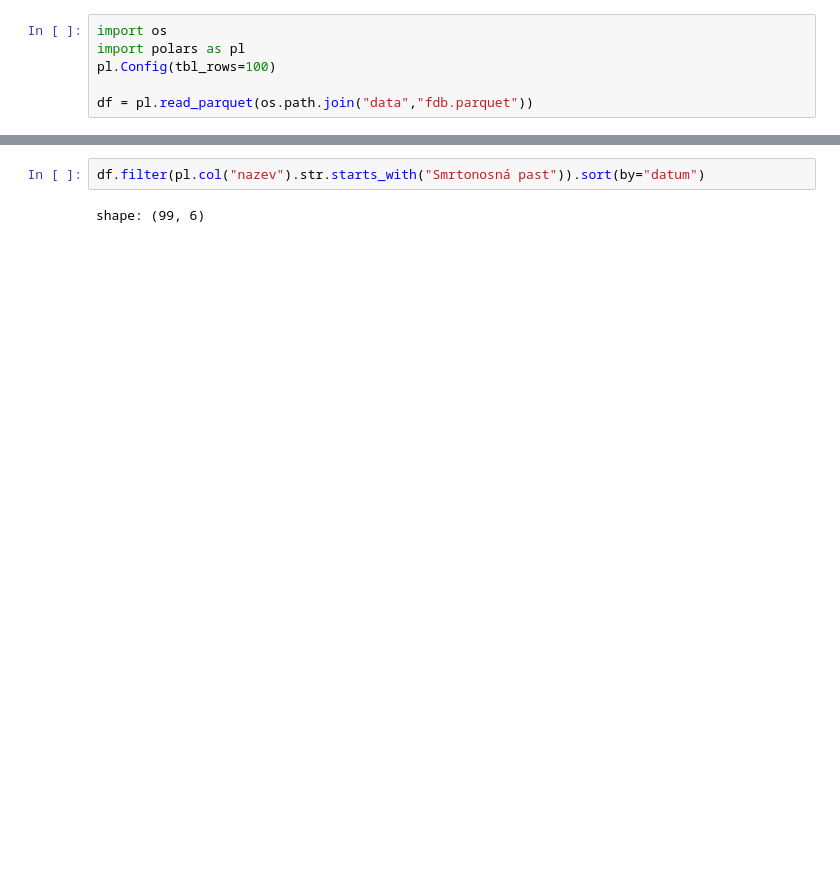
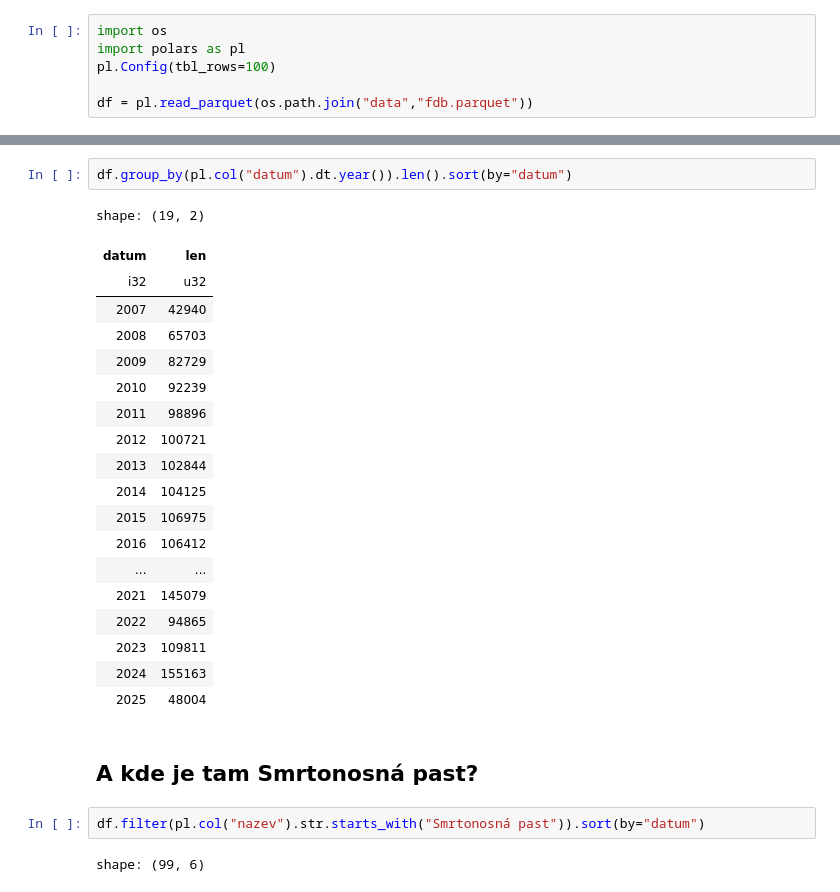
Before and after one commit to DataRozhlas/televizni-programy, a Jupyter notebook: 103_Smrtonosná_past.ipynb, the cells around one changed output, grey strips where cells are left out. Saved outputs shown, nothing was run; the diff lists cells and outputs as text; blank space fills up the shorter version.

```diff
--- a/103_Smrtonosná_past.ipynb
+++ b/103_Smrtonosná_past.ipynb
@@ -28,4 +32,28 @@ shape: (22, 2)
 | "Film Europe Channel" | 4888 |
+# %%
+df.group_by(pl.col("datum").dt.year()).len().sort(by="datum")
+# %% [output]
+shape: (19, 2)
+| datum | len |
+| i32 | u32 |
+| 2007 | 42940 |
+| 2008 | 65703 |
+| 2009 | 82729 |
+| 2010 | 92239 |
+| 2011 | 98896 |
+| 2012 | 100721 |
+| 2013 | 102844 |
+| 2014 | 104125 |
+| 2015 | 106975 |
+| 2016 | 106412 |
+| ... | ... |
+| 2021 | 145079 |
+| 2022 | 94865 |
+| 2023 | 109811 |
+| 2024 | 155163 |
+| 2025 | 48004 |
+# %% [markdown]
+## A kde je tam Smrtonosná past?
 # %%
 df.filter(pl.col("nazev").str.starts_with("Smrtonosná past")).sort(by="datum")
 # %% [output]
```
Also changed, not shown: parts of 3 cells of this notebook, 8 other files.
